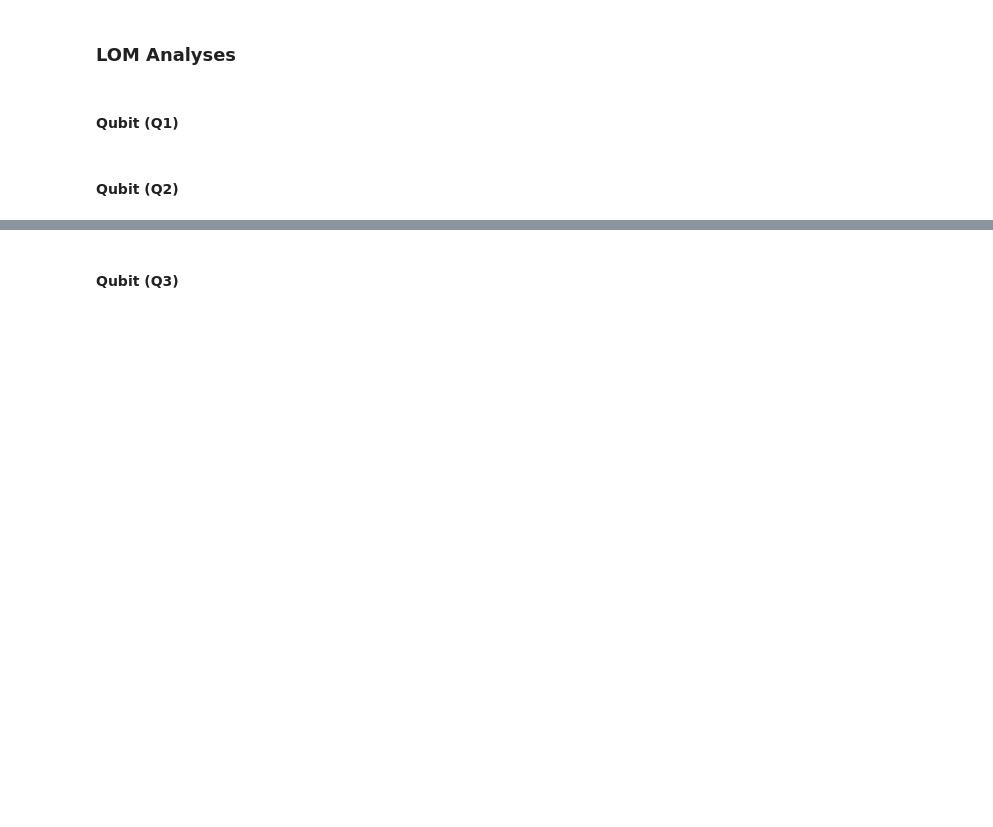
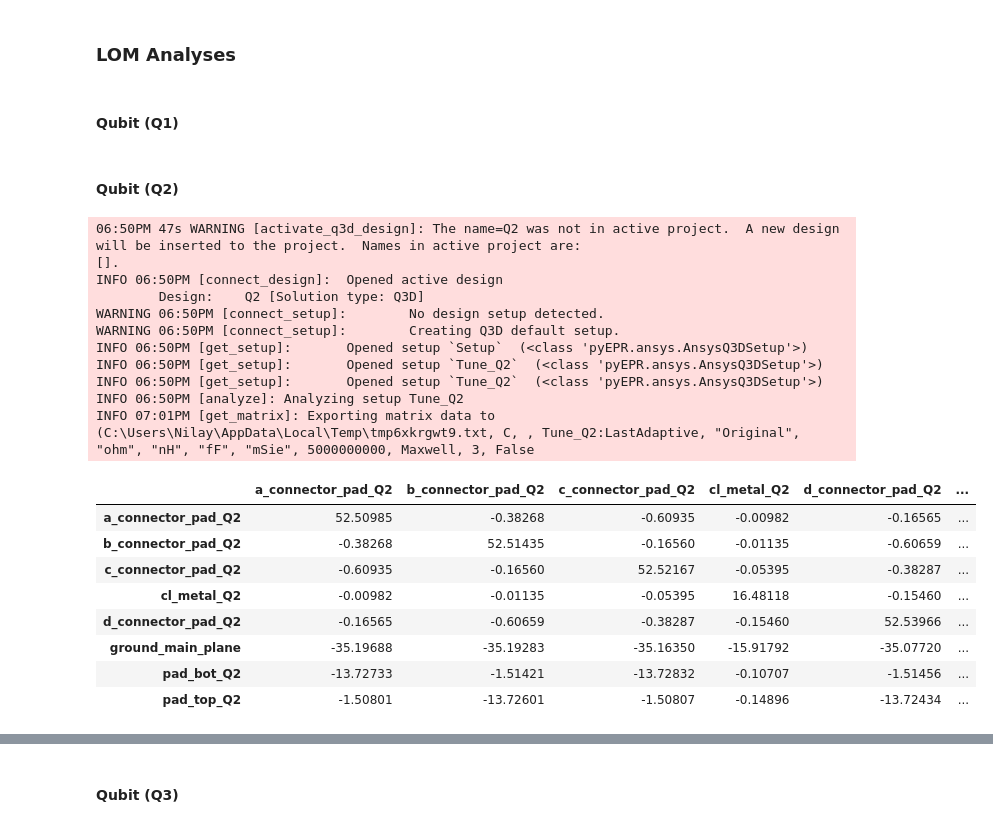
Before and after one commit to AbeerVaishnav13/qiskit-metal-qubit-design, a Jupyter notebook: design1_Q1_analysis.ipynb, the cells around one changed output, grey strips where cells are left out. Drawn from its saved outputs; the diff is of its cells as text; code cells hidden in the pictures; blank space fills up the shorter version.

```diff
--- a/design1_Q1_analysis.ipynb
+++ b/design1_Q1_analysis.ipynb
@@ -338,15 +349,38 @@ q3d.plot_convergence_chi(Q1_lom)
 #### Qubit (Q2)
 # %%
 transmons[1].options.pad_gap    = '40um'
-transmons[1].options.pad_width  = '420um'
+transmons[1].options.pad_width  = '375um'
 transmons[1].options.pad_height = '90um'
+gui.rebuild()
+gui.autoscale()
 
 q3d.activate_q3d_design("Q2")
 q3d.add_q3d_setup(name = 'Tune_Q2', max_passes = 15, min_converged_passes = 5, percent_error = 0.05)
 q3d.activate_q3d_setup('Tune_Q2')
 q3d.render_design(['Q2'], [('Q2', 'c'), ('Q2', 'a'),('Q2', 'b'),('Q2', 'd'),('Q2', 'Charge_Line')])
 q3d.analyze_setup('Tune_Q2')
 q3d.get_capacitance_matrix()
+# %% [output]
+06:50PM 47s WARNING [activate_q3d_design]: The name=Q2 was not in active project.  A new design will be inserted to the project.  Names in active project are:
+[].
+INFO 06:50PM [connect_design]:  Opened active design
+        Design:    Q2 [Solution type: Q3D]
+WARNING 06:50PM [connect_setup]:        No design setup detected.
+WARNING 06:50PM [connect_setup]:        Creating Q3D default setup.
+INFO 06:50PM [get_setup]:       Opened setup `Setup`  (<class 'pyEPR.ansys.AnsysQ3DSetup'>)
+INFO 06:50PM [get_setup]:       Opened setup `Tune_Q2`  (<class 'pyEPR.ansys.AnsysQ3DSetup'>)
+INFO 06:50PM [get_setup]:       Opened setup `Tune_Q2`  (<class 'pyEPR.ansys.AnsysQ3DSetup'>)
+INFO 06:50PM [analyze]: Analyzing setup Tune_Q2
+INFO 07:01PM [get_matrix]: Exporting matrix data to (C:\Users\Nilay\AppData\Local\Temp\tmp6xkrgwt9.txt, C, , Tune_Q2:LastAdaptive, "Original", "ohm", "nH", "fF", "mSie", 5000000000, Maxwell, 3, False
+|  | a_connector_pad_Q2 | b_connector_pad_Q2 | c_connector_pad_Q2 | cl_metal_Q2 | d_connector_pad_Q2 | ... |
+| a_connector_pad_Q2 | 52.50985 | -0.38268 | -0.60935 | -0.00982 | -0.16565 | ... |
+| b_connector_pad_Q2 | -0.38268 | 52.51435 | -0.16560 | -0.01135 | -0.60659 | ... |
+| c_connector_pad_Q2 | -0.60935 | -0.16560 | 52.52167 | -0.05395 | -0.38287 | ... |
+| cl_metal_Q2 | -0.00982 | -0.01135 | -0.05395 | 16.48118 | -0.15460 | ... |
+| d_connector_pad_Q2 | -0.16565 | -0.60659 | -0.38287 | -0.15460 | 52.53966 | ... |
+| ground_main_plane | -35.19688 | -35.19283 | -35.16350 | -15.91792 | -35.07720 | ... |
+| pad_bot_Q2 | -13.72733 | -1.51421 | -13.72832 | -0.10707 | -1.51456 | ... |
+| pad_top_Q2 | -1.50801 | -13.72601 | -1.50807 | -0.14896 | -13.72434 | ... |
 # %%
 Q2_lom = q3d.lumped_oscillator_vs_passes(12, 1, 5, 7.1, [5.05, 5.1, 5.25, 5.1], 15)
 q3d.plot_convergence_main(Q2_lom)
```
Also changed, not shown: parts of 8 cells of this notebook.
